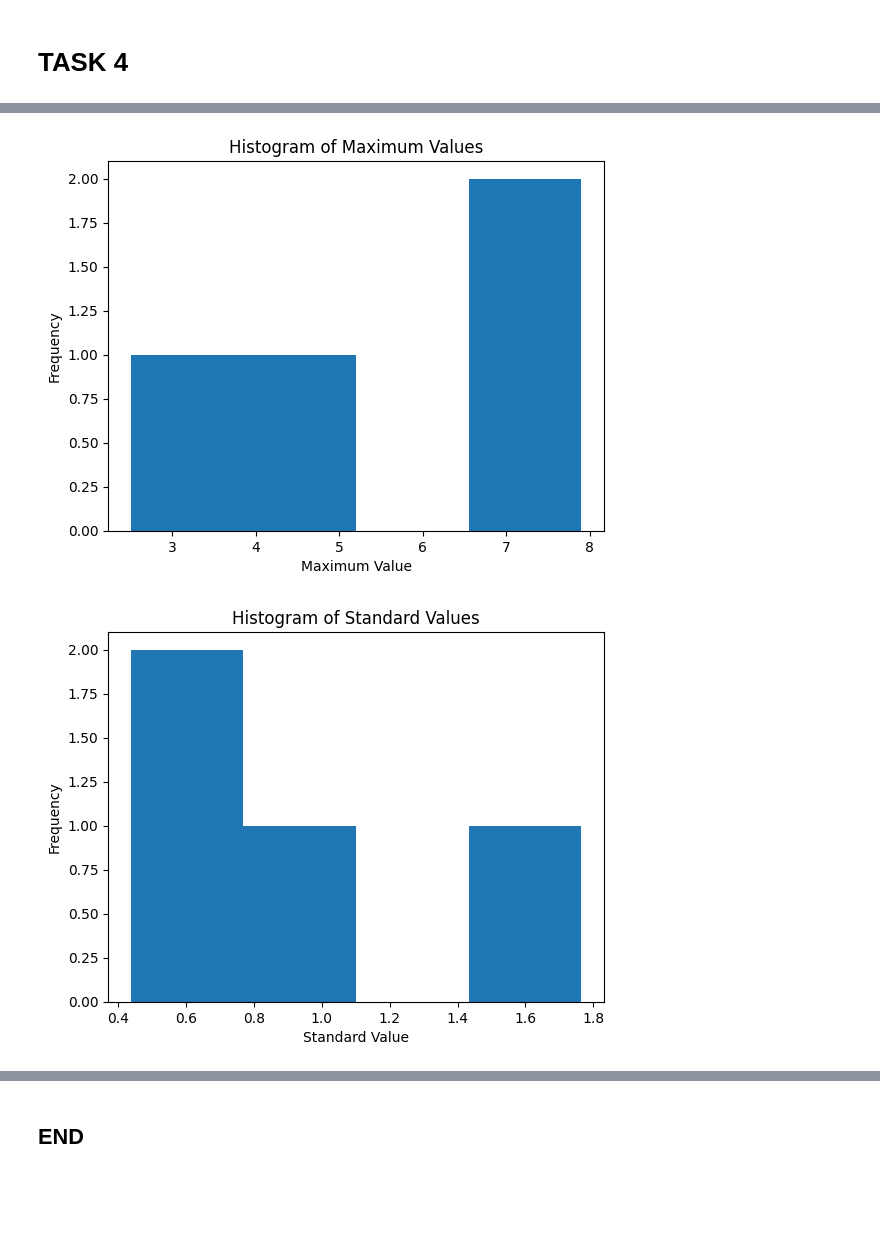
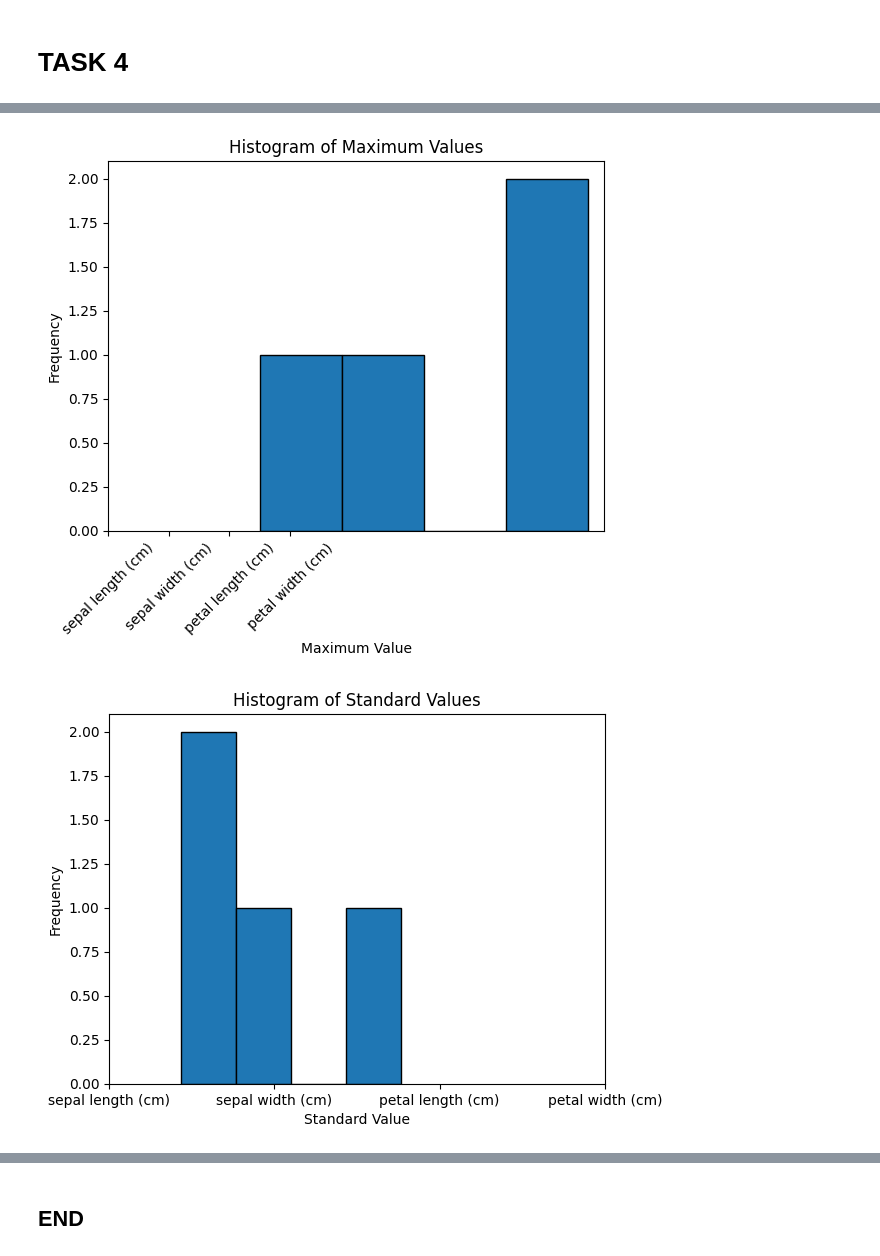
Before and after one commit to IgnacioRiboldi/principles_of_data_analytics, a Jupyter notebook: tasks.ipynb, the cells around one changed output, grey strips where cells are left out. Saved outputs shown, nothing was run; the diff lists cells and outputs as text; code cells hidden in the pictures; blank space fills up the shorter version.

```diff
--- a/tasks.ipynb
+++ b/tasks.ipynb
@@ -156,21 +157,23 @@ plt.show()
 # %%
-plt.hist(maximum, bins=len(maximum))
+plt.hist(maximum, bins=len(maximum),edgecolor = 'black')
 
 plt.title('Histogram of Maximum Values')
 plt.xlabel('Maximum Value')
 plt.ylabel('Frequency')
+plt.xticks(ticks=range(len(maximum)), labels=maximum.index, rotation=45)
 
 plt.show()
 # %% [output]
-[figure, old version]
+[figure, new version]
 # %%
-plt.hist(standard, bins=len(standard))
+plt.hist(standard, bins=len(standard), edgecolor = 'black')
 
 plt.title('Histogram of Standard Values')
 plt.xlabel('Standard Value')
 plt.ylabel('Frequency')
+plt.xticks(ticks=range(len(standard)), labels=standard.index)
 
 plt.show()
 # %% [output]
-[figure, old version]
+[figure, new version]
 # %%
```
Also changed, not shown: parts of 3 cells of this notebook.
